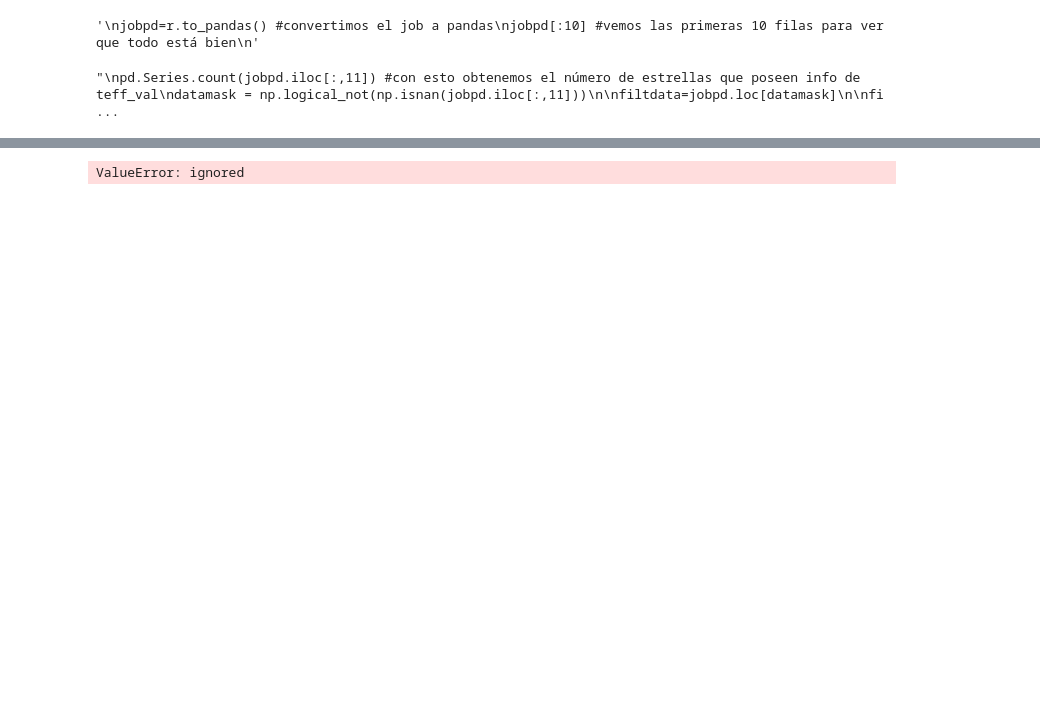
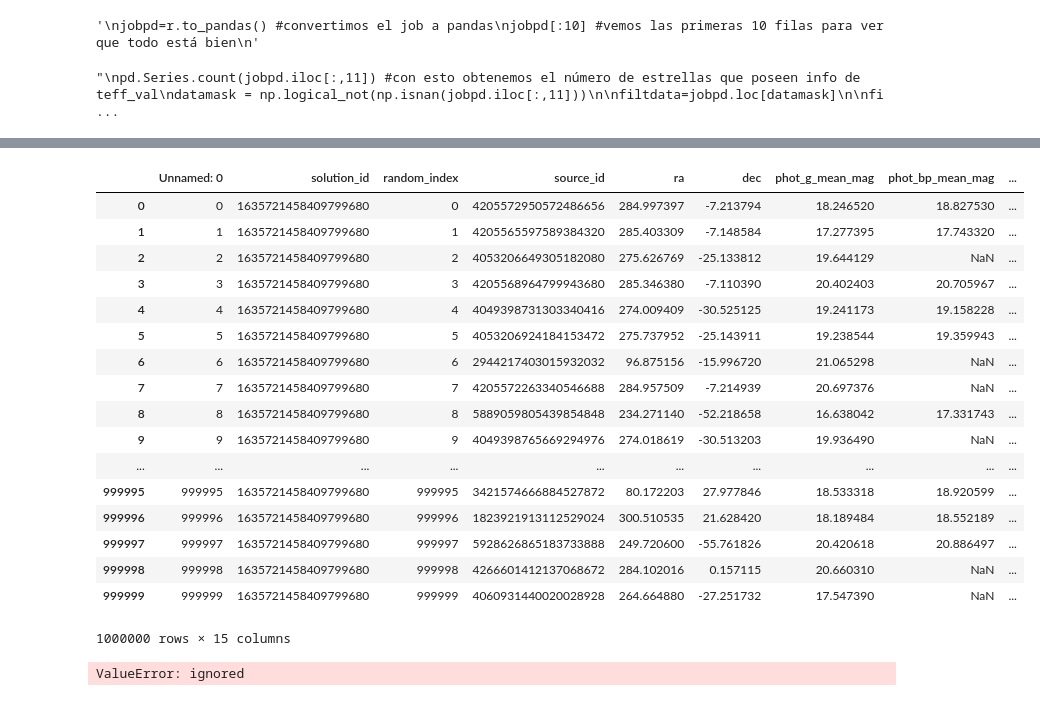
Before and after one commit to astrodatos/proyecto_iluminatiuwu, a Jupyter notebook: Algoritmo_(beta).ipynb, the cells around one changed output, grey strips where cells are left out. Cells and saved outputs as stored; diff of their text form; code cells hidden in the pictures; blank space fills up the shorter version.

```diff
--- a/Algoritmo_(beta).ipynb
+++ b/Algoritmo_(beta).ipynb
@@ -113,25 +115,49 @@ sns.pairplot(data10[['phot_g_mean_mag', 'phot_bp_mean_mag','bp_rp', 'lum_val', '
 # %%
 #clases = data10['class'].unique()
 #mapa = {}
 #for clase, i in enumerate(clases):
     #mapa[i] = clase
 #clases
 #mapa #No salen las clases O y B en clases ni en mapa por alguna
 #extraña razón, por lo que tendremos que hacerlo a mano
 
 
 clases = np.array(['O','B','A','F','G','K','M'], dtype=object)
 mapa={'O':0,'B':1,'A':2,'F':3,'G':4,'K':5,'M':6}
 
-#data10
-phot_g_mean_mag=data10.iloc[:,6]
-phot_bp_mean_mag=data10.iloc[:,7]
-phot_rp_mean_mag=data10.iloc[:,8]
-bp_rp=data10.iloc[:,9]
-bp_g=data10.iloc[:,10]
-g_rp=data10.iloc[:,11]
-teff_val=data10.iloc[:,12]
-lum_val=data10.iloc[:,13]
+#data100
+phot_g_mean_mag=data100.iloc[:,6]
+phot_bp_mean_mag=data100.iloc[:,7]
+phot_rp_mean_mag=data100.iloc[:,8]
+bp_rp=data100.iloc[:,9]
+bp_g=data100.iloc[:,10]
+g_rp=data100.iloc[:,11]
+teff_val=data100.iloc[:,12]
+lum_val=data100.iloc[:,13]
+radius_val=data100.iloc[:,14]
+
+tabla = ('/content/gdrive/My Drive/Taller de proyecto/tabla_1millon.csv')
+tabla1millon=pd.read_csv(tabla)
+tabla1millon
+# %% [output]
+|  | Unnamed: 0 | solution_id | random_index | source_id | ra | dec | phot_g_mean_mag | phot_bp_mean_mag | ... |
+| 0 | 0 | 1635721458409799680 | 0 | 4205572950572486656 | 284.997397 | -7.213794 | 18.246520 | 18.827530 | ... |
+| 1 | 1 | 1635721458409799680 | 1 | 4205565597589384320 | 285.403309 | -7.148584 | 17.277395 | 17.743320 | ... |
+| 2 | 2 | 1635721458409799680 | 2 | 4053206649305182080 | 275.626769 | -25.133812 | 19.644129 | NaN | ... |
+| 3 | 3 | 1635721458409799680 | 3 | 4205568964799943680 | 285.346380 | -7.110390 | 20.402403 | 20.705967 | ... |
+| 4 | 4 | 1635721458409799680 | 4 | 4049398731303340416 | 274.009409 | -30.525125 | 19.241173 | 19.158228 | ... |
+| 5 | 5 | 1635721458409799680 | 5 | 4053206924184153472 | 275.737952 | -25.143911 | 19.238544 | 19.359943 | ... |
+| 6 | 6 | 1635721458409799680 | 6 | 2944217403015932032 | 96.875156 | -15.996720 | 21.065298 | NaN | ... |
+| 7 | 7 | 1635721458409799680 | 7 | 4205572263340546688 | 284.957509 | -7.214939 | 20.697376 | NaN | ... |
+| 8 | 8 | 1635721458409799680 | 8 | 5889059805439854848 | 234.271140 | -52.218658 | 16.638042 | 17.331743 | ... |
+| 9 | 9 | 1635721458409799680 | 9 | 4049398765669294976 | 274.018619 | -30.513203 | 19.936490 | NaN | ... |
+| ... | ... | ... | ... | ... | ... | ... | ... | ... | ... |
+| 999995 | 999995 | 1635721458409799680 | 999995 | 3421574666884527872 | 80.172203 | 27.977846 | 18.533318 | 18.920599 | ... |
+| 999996 | 999996 | 1635721458409799680 | 999996 | 1823921913112529024 | 300.510535 | 21.628420 | 18.189484 | 18.552189 | ... |
+| 999997 | 999997 | 1635721458409799680 | 999997 | 5928626865183733888 | 249.720600 | -55.761826 | 20.420618 | 20.886497 | ... |
+| 999998 | 999998 | 1635721458409799680 | 999998 | 4266601412137068672 | 284.102016 | 0.157115 | 20.660310 | NaN | ... |
+| 999999 | 999999 | 1635721458409799680 | 999999 | 4060931440020028928 | 264.664880 | -27.251732 | 17.547390 | NaN | ... |
+1000000 rows × 15 columns
 # %%
 from sklearn.model_selection import train_test_split
 
```
Also changed, not shown: parts of 7 cells of this notebook.
